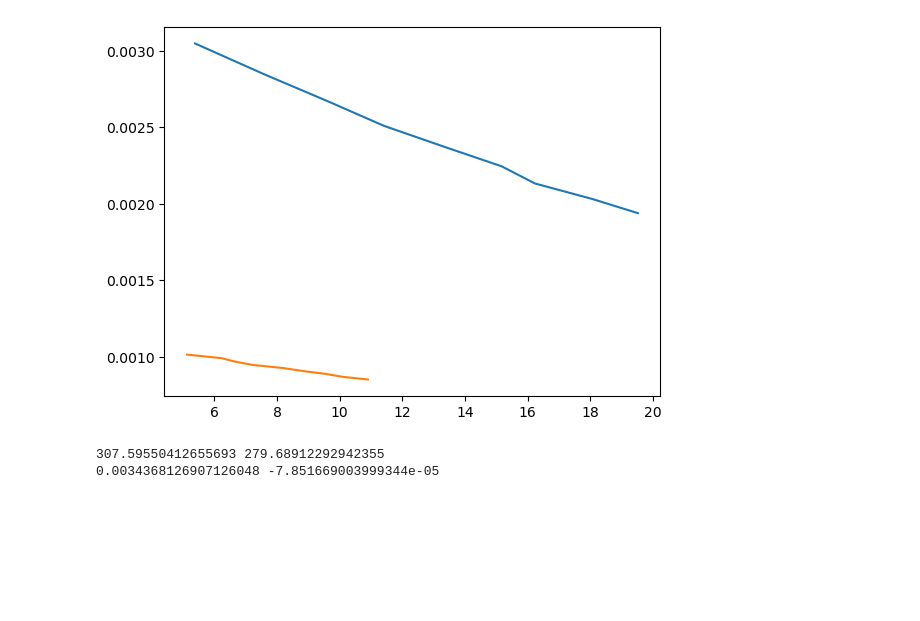
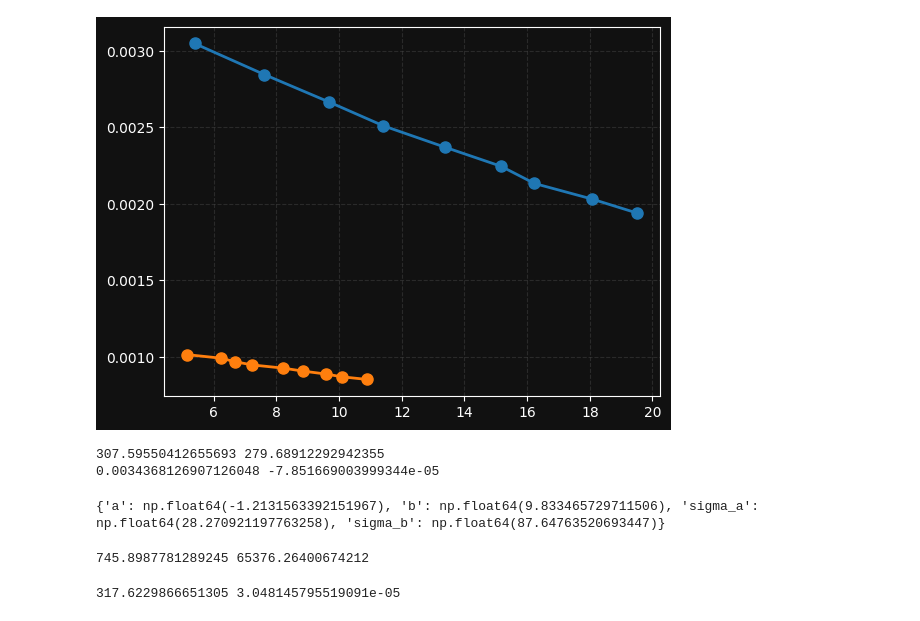
Before and after one commit to Shubhajeetgithub/NIUS_tasks, a Jupyter notebook: vsound.ipynb, the cells around one changed output. Cells and saved outputs as stored; diff of their text form; code cells hidden in the pictures; blank space fills up the shorter version.

```diff
--- a/vsound.ipynb
+++ b/vsound.ipynb
@@ -16,13 +18,27 @@ y1 = 1/ f1
 x1 = t1
 y2 = 1 / f2
 x2 = t2
-# %%
-from matplotlib import pyplot as plt
-plt.plot(x1, y1)
-plt.plot(x2, y2)
-plt.show()
-# %% [output]
-[figure, removed]
+# %%
+import matplotlib.pyplot as plt
+plt.rcParams.update({
+    'figure.facecolor': '#111111',
+    'axes.facecolor': '#111111',
+    'axes.edgecolor': 'white',
+    'axes.labelcolor': 'white',
+    'xtick.color': 'white',
+    'ytick.color': 'white',
+    'text.color': 'white',
+    'grid.color': '#444444',
+    'grid.linestyle': '--',
+    'grid.alpha': 0.5,
+})
+# %%
+plt.plot(x1, y1, marker='o', markersize=8, linestyle='-', linewidth=2)
+plt.plot(x2, y2, marker='o', markersize=8, linestyle='-', linewidth=2)
+plt.grid(True)
+plt.show()
+# %% [output]
+[figure, added]
 # %%
 x1m = np.mean(x1)
 y1m = np.mean(y1)
@@ -39,3 +55,45 @@ print(c1, m1)
 # %% [output]
 307.59550412655693 279.68912292942355
 0.0034368126907126048 -7.851669003999344e-05
+# %%
+from LeastSquare import LeastSquareRegression
+model = LeastSquareRegression()
+def f(x):
+    return np.log(l + e + v * t0 - v * x)
+def dfdx(x):
+    return -v/(l + e + v * t0 - v * x)
+def g(y):
+    return np.log(y)
+def dgdy(y):
+    return 1/y
+
+sigma_t = np.cov(t1)
+sigma_f = np.cov(f1)
+results = model.fit(t1, f1, f, g, dfdx, dgdy, sigma_t, sigma_f)
+print(results)
+# %% [output]
+{'a': np.float64(-1.2131563392151967), 'b': np.float64(9.833465729711506), 'sigma_a': np.float64(28.270921197763258), 'sigma_b': np.float64(87.64763520693447)}
+# %%
+import math
+c_s = math.exp(results['b']) / 25
+dc_s = c_s * results['sigma_b']
+print(c_s, dc_s)
+# %% [output]
+745.8987781289245 65376.26400674212
+# %%
+def p(x):
+    return x
+def dpdx(x):
+    return 1
+def q(y):
+    return 1/y
+def dqdy(y):
+    return -1/(y*y)
+
+model2 = LeastSquareRegression()
+results2 = model2.fit(t1, f1, p, q, dpdx, dqdy, sigma_t, sigma_f)
+c_s2 = -v / (25 * results2['a'])
+dcs_2 = v * results2['sigma_a'] / (25 * (results['a'] ** 2))
+print(c_s2, dcs_2)
+# %% [output]
+317.6229866651305 3.048145795519091e-05
```
Also changed, not shown: parts of 1 cell of this notebook, 6 other files.
